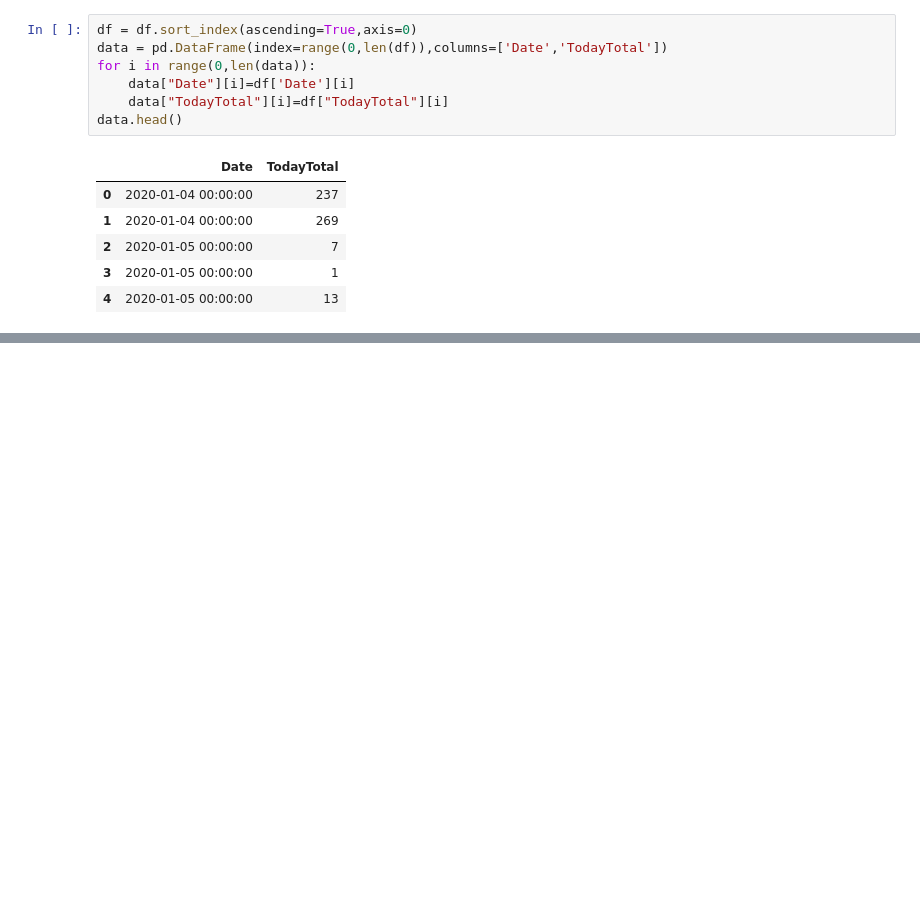
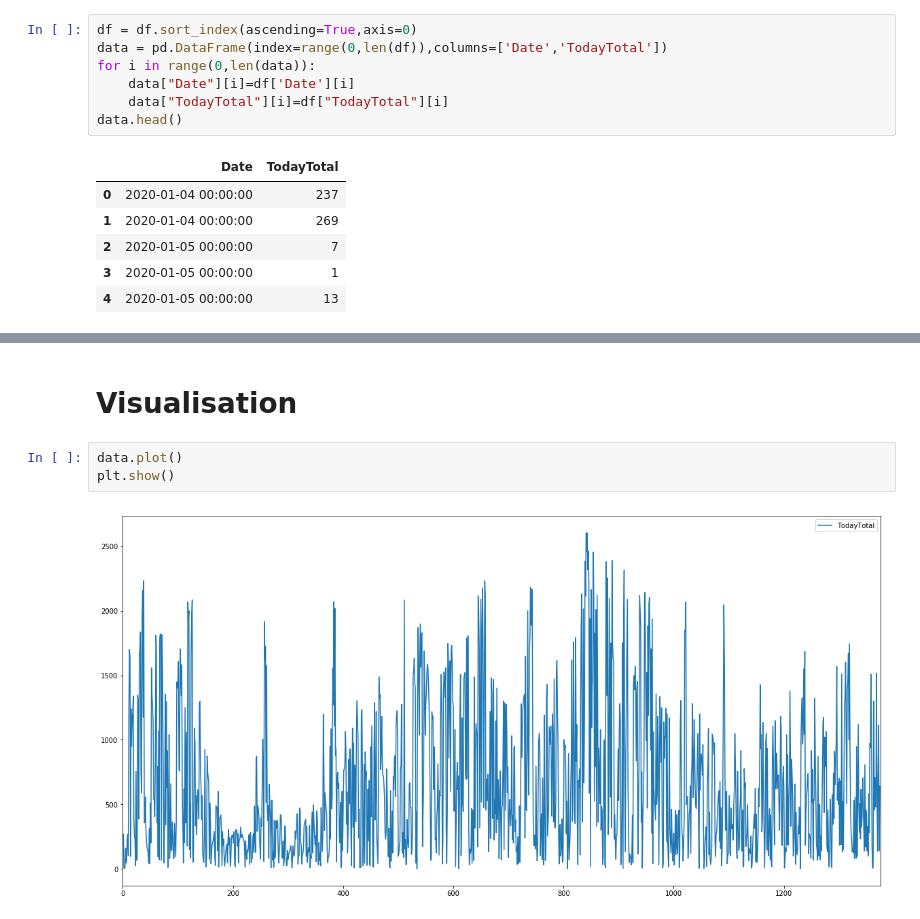
Before and after one commit to OmegaZak/DataChallenge, a Jupyter notebook: predict.ipynb, the cells around one changed output, grey strips where cells are left out. Saved outputs shown, nothing was run; the diff lists cells and outputs as text; blank space fills up the shorter version.

```diff
--- a/predict.ipynb
+++ b/predict.ipynb
@@ -120,0 +133,7 @@ data.head()
+# %% [markdown]
+# Visualisation
+# %%
+data.plot()
+plt.show()
+# %% [output]
+[figure, added]
```
Also changed, not shown: parts of 7 cells of this notebook.
